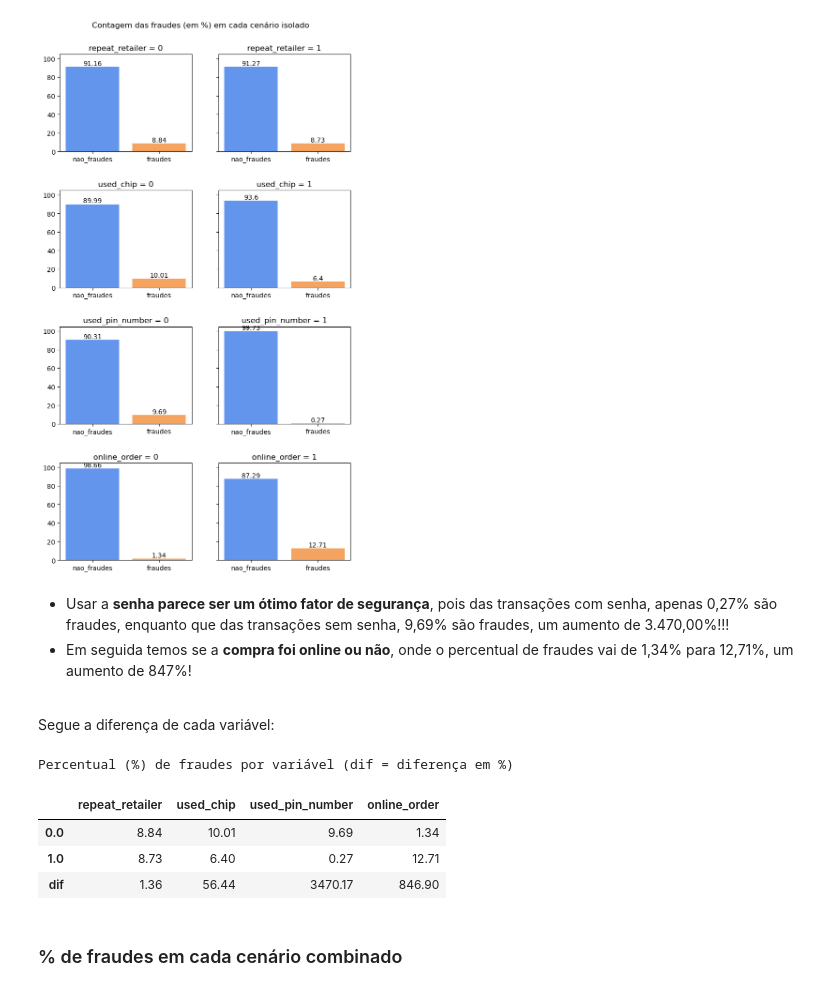
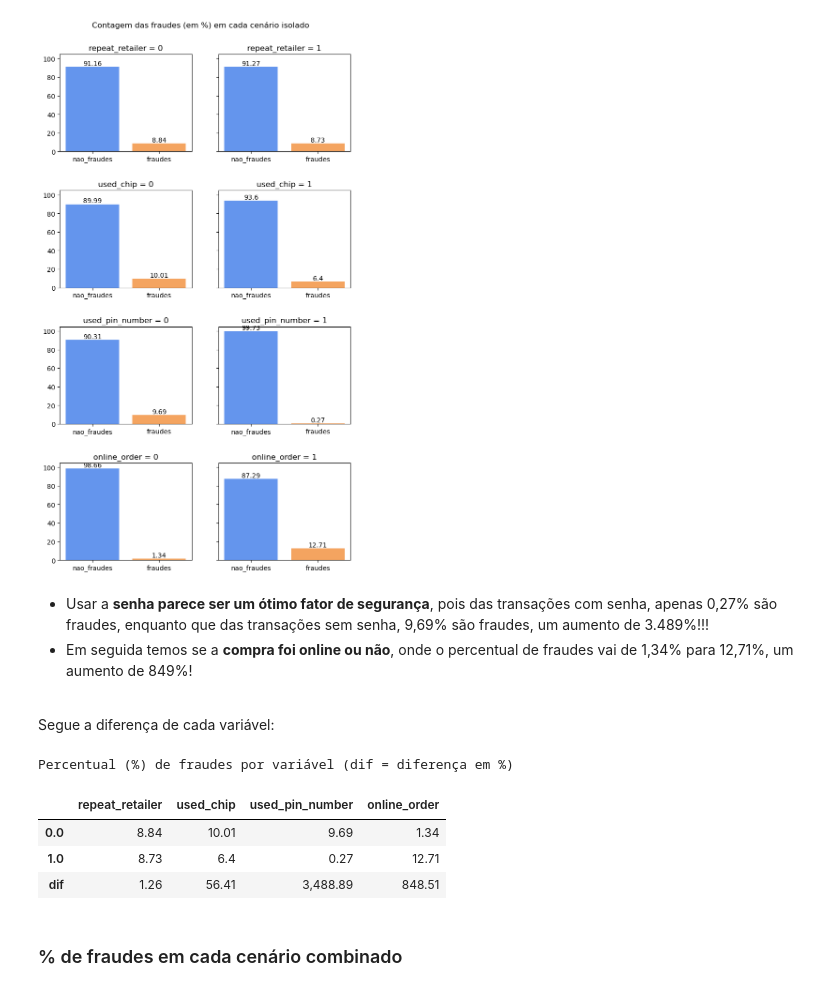
Before and after one commit to marcosf520/data-science-machine-learning, a Jupyter notebook: classificacao-fraudes/identificando-fraudes-cartao.ipynb, the cells around one changed output. Cells and saved outputs as stored; diff of their text form; code cells hidden in the pictures.

```diff
--- a/classificacao-fraudes/identificando-fraudes-cartao.ipynb
+++ b/classificacao-fraudes/identificando-fraudes-cartao.ipynb
@@ -13,8 +13,9 @@ Esse projeto tem como objetivos:
 # Importando os dados
 # %%
 import pandas as pd
+pd.options.display.float_format = "{:,}".format
 
-uri = "https://github.com/alura-cursos/youtube-alura/raw/refs/heads/main/fraud_dataset.csv"
+uri = "https://github.com/marcosf520/data-science-machine-learning/raw/refs/heads/master/classificacao-fraudes/dados/fraud_dataset.csv"
 dados = pd.read_csv(uri)
 dados
 # %% [output]
@@ -213,28 +294,28 @@ plt.suptitle("Contagem das fraudes (em %) em cada cenário isolado", y=0.93);
 # %% [output]
 [figure]
 # %% [markdown]
-- Usar a **senha parece ser um ótimo fator de segurança**, pois das transações com senha, apenas 0,27% são fraudes, enquanto que das transações sem senha, 9,69% são fraudes, um aumento de 3.470,00%!!!
-- Em seguida temos se a **compra foi online ou não**, onde o percentual de fraudes vai de 1,34% para 12,71%, um aumento de 847%!
+- Usar a **senha parece ser um ótimo fator de segurança**, pois das transações com senha, apenas 0,27% são fraudes, enquanto que das transações sem senha, 9,69% são fraudes, um aumento de 3.489%!!!
+- Em seguida temos se a **compra foi online ou não**, onde o percentual de fraudes vai de 1,34% para 12,71%, um aumento de 849%!
 
 <br>Segue a diferença de cada variável:
 # %%
 print("Percentual (%) de fraudes por variável (dif = diferença em %)")
 lista = [
     pd.crosstab(dados[variavel], dados.fraud, normalize="index")[1]
     for variavel in variaveis_categoricas
     ]
 probabilidades = pd.concat(lista, axis=1)
+probabilidades = (probabilidades * 100).round(2)
 probabilidades.columns = variaveis_categoricas
 probabilidades.loc["dif"] = probabilidades.apply(
-    lambda x: max(x[0], x[1]) / min(x[0], x[1]) - 1)
-probabilidades = (probabilidades * 100).round(2)
+    lambda x: max(x[0], x[1]) / min(x[0], x[1]) * 100 - 100).round(2)
 probabilidades
 # %% [output]
 Percentual (%) de fraudes por variável (dif = diferença em %)
 |  | repeat_retailer | used_chip | used_pin_number | online_order |
 | 0.0 | 8.84 | 10.01 | 9.69 | 1.34 |
-| 1.0 | 8.73 | 6.40 | 0.27 | 12.71 |
-| dif | 1.36 | 56.44 | 3470.17 | 846.90 |
+| 1.0 | 8.73 | 6.4 | 0.27 | 12.71 |
+| dif | 1.26 | 56.41 | 3,488.89 | 848.51 |
 # %% [markdown]
 ### % de fraudes em cada cenário combinado
 # %%
```
Also changed, not shown: parts of 65 cells of this notebook, 3 other files.
